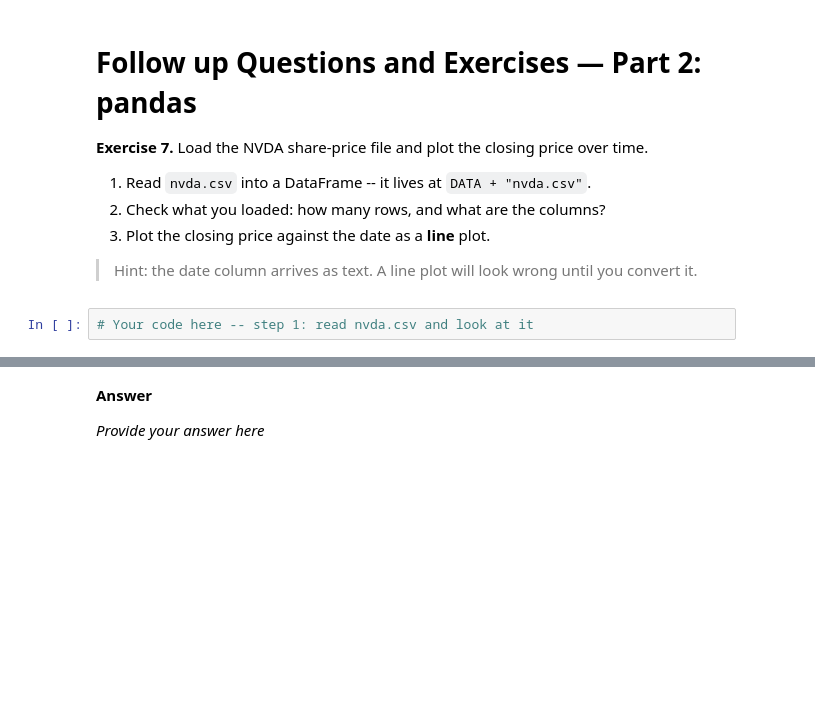
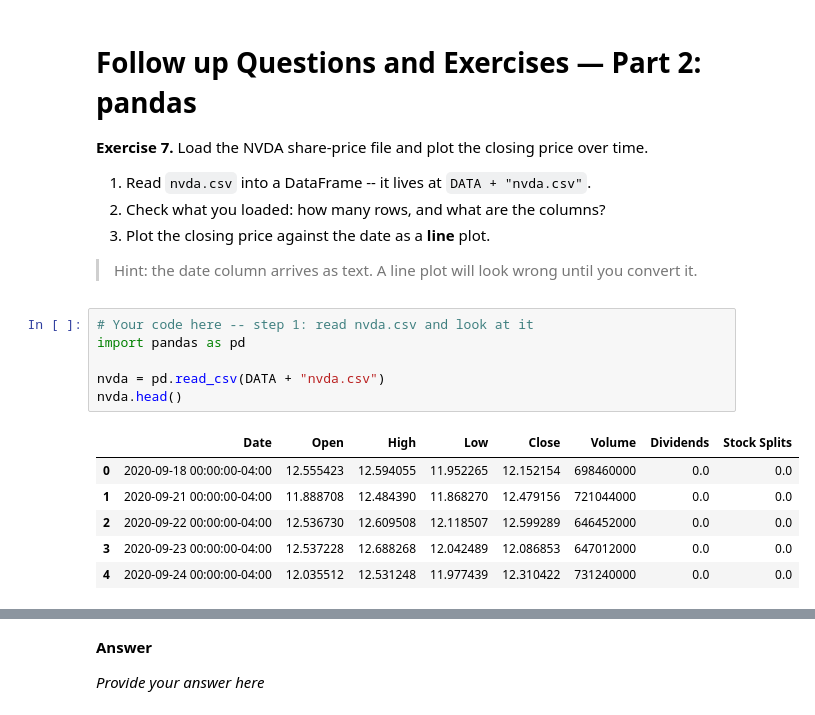
Before and after one commit to subbzzz/quote-generator, a Jupyter notebook: Session 01 - Introduction to Python and Data Analysis/01_Intro_to_Python.ipynb, the cells around one changed output, grey strips where cells are left out. Drawn from its saved outputs; the diff is of its cells as text; blank space fills up the shorter version.

```diff
--- a/Session 01 - Introduction to Python and Data Analysis/01_Intro_to_Python.ipynb
+++ b/Session 01 - Introduction to Python and Data Analysis/01_Intro_to_Python.ipynb
@@ -427,5 +525,16 @@ diamonds.plot(kind="scatter", x="carat", y="price", alpha=0.1, figsize=(7, 4));
 > Hint: the date column arrives as text. A line plot will look wrong until you convert it.
 # %%
 # Your code here -- step 1: read nvda.csv and look at it
+import pandas as pd
+
+nvda = pd.read_csv(DATA + "nvda.csv")
+nvda.head()
+# %% [output]
+|  | Date | Open | High | Low | Close | Volume | Dividends | Stock Splits |
+| 0 | 2020-09-18 00:00:00-04:00 | 12.555423 | 12.594055 | 11.952265 | 12.152154 | 698460000 | 0.0 | 0.0 |
+| 1 | 2020-09-21 00:00:00-04:00 | 11.888708 | 12.484390 | 11.868270 | 12.479156 | 721044000 | 0.0 | 0.0 |
+| 2 | 2020-09-22 00:00:00-04:00 | 12.536730 | 12.609508 | 12.118507 | 12.599289 | 646452000 | 0.0 | 0.0 |
+| 3 | 2020-09-23 00:00:00-04:00 | 12.537228 | 12.688268 | 12.042489 | 12.086853 | 647012000 | 0.0 | 0.0 |
+| 4 | 2020-09-24 00:00:00-04:00 | 12.035512 | 12.531248 | 11.977439 | 12.310422 | 731240000 | 0.0 | 0.0 |
 # %%
 # Your code here -- step 2: how many rows, and what are the columns?
```
Also changed, not shown: parts of 19 cells of this notebook.
